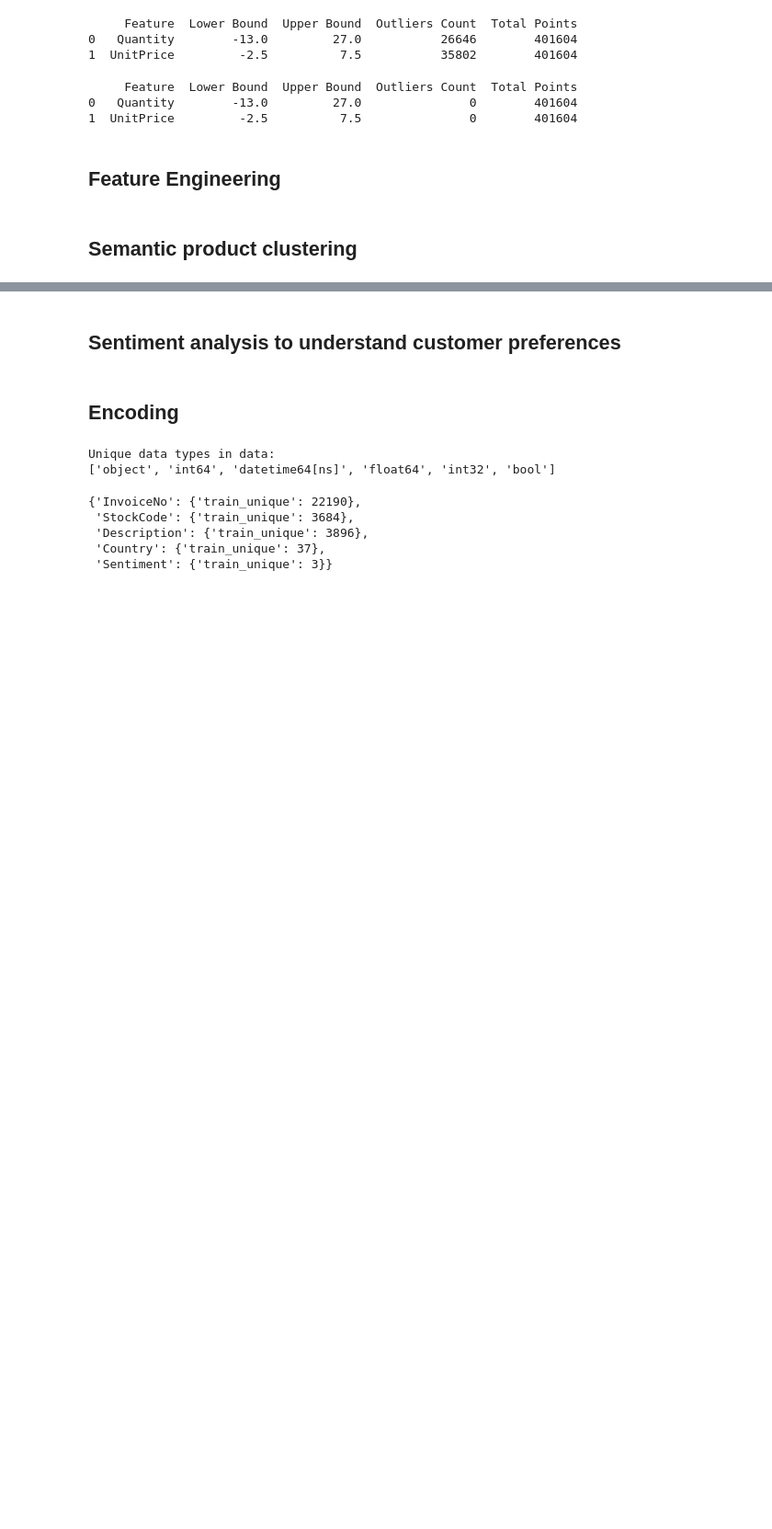
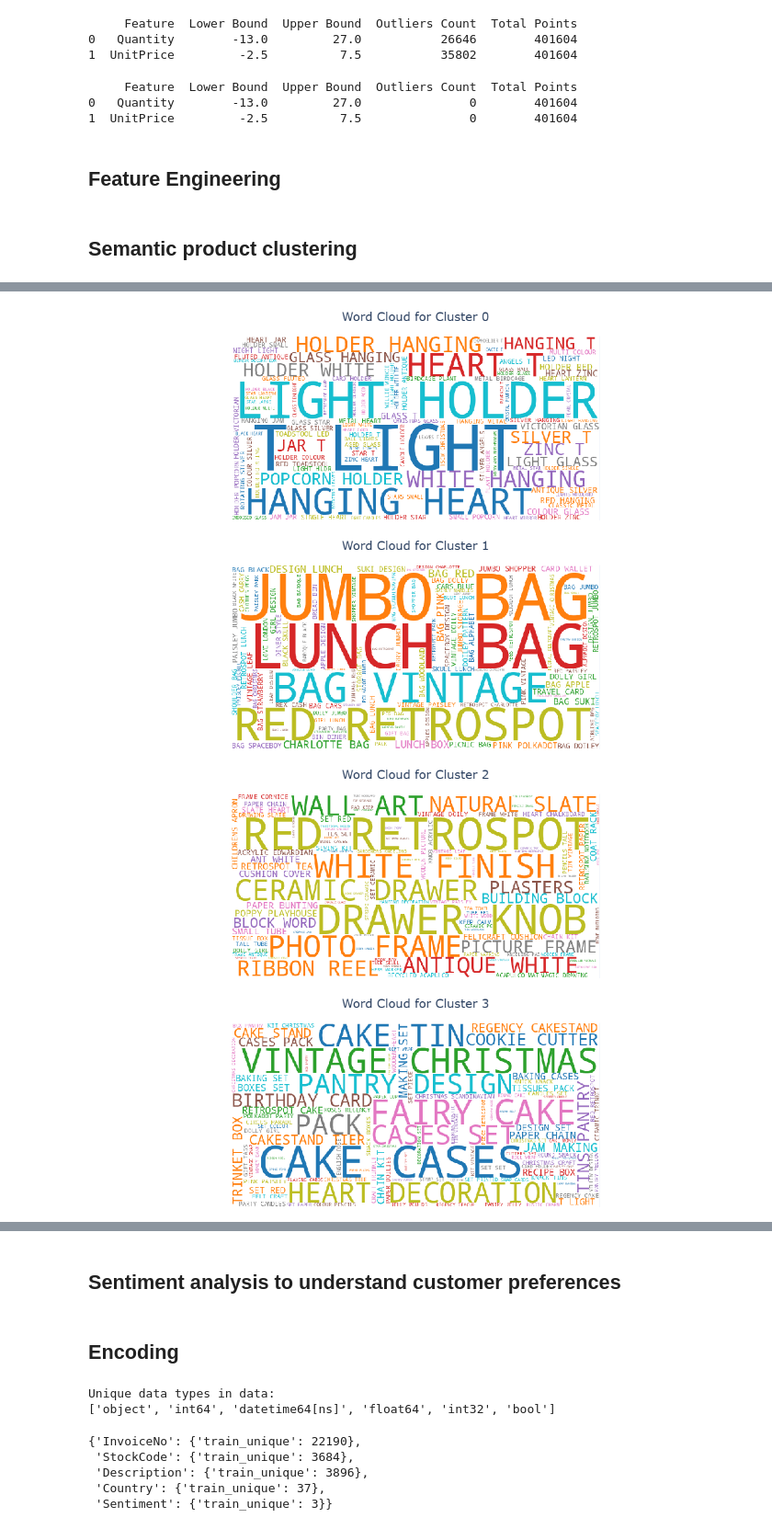
Before and after one commit to NadaManai/Customer-Lifetime-Value-Prediction-Segmentation-for-E-commerce, a Jupyter notebook: Data exploration and cleaning/Data Preparation.ipynb, the cells around one changed output, grey strips where cells are left out. Shown at 92% size. Drawn from its saved outputs; the diff is of its cells as text; code cells hidden in the pictures; blank space fills up the shorter version.

Commit message:
Data Preparation Update

```diff
--- a/Data exploration and cleaning/Data Preparation.ipynb
+++ b/Data exploration and cleaning/Data Preparation.ipynb
@@ -387,0 +407,38 @@ for cluster_id in sorted(data['ProductClusterSemantic'].unique()):
+# %%
+from wordcloud import WordCloud
+
+for cluster_num in sorted(data['ProductClusterSemantic'].unique()):
+    cluster_texts = data[data['ProductClusterSemantic'] == cluster_num]['Description'].str.cat(sep=' ')
+
+    wordcloud = WordCloud(
+        width=800,
+        height=400,
+        background_color='white',
+        max_words=100,
+        colormap='tab10'
+    ).generate(cluster_texts)
+
+    img = wordcloud.to_array()
+
+    fig = px.imshow(img)
+    fig.update_layout(
+        title=dict(
+            text=f"Word Cloud for Cluster {cluster_num}",
+            x=0.5,
+            xanchor='center',
+            font=dict(size=20)
+        ),
+        xaxis=dict(showticklabels=False),
+        yaxis=dict(showticklabels=False),
+        margin=dict(l=0, r=0, t=50, b=0),
+        paper_bgcolor='white'
+    )
+    fig.update_xaxes(showgrid=False)
+    fig.update_yaxes(showgrid=False)
+
+    fig.show()
+# %% [output]
+[figure, added]
+[figure, added]
+[figure, added]
+[figure, added]
```
Also changed, not shown: parts of 3 cells of this notebook.
